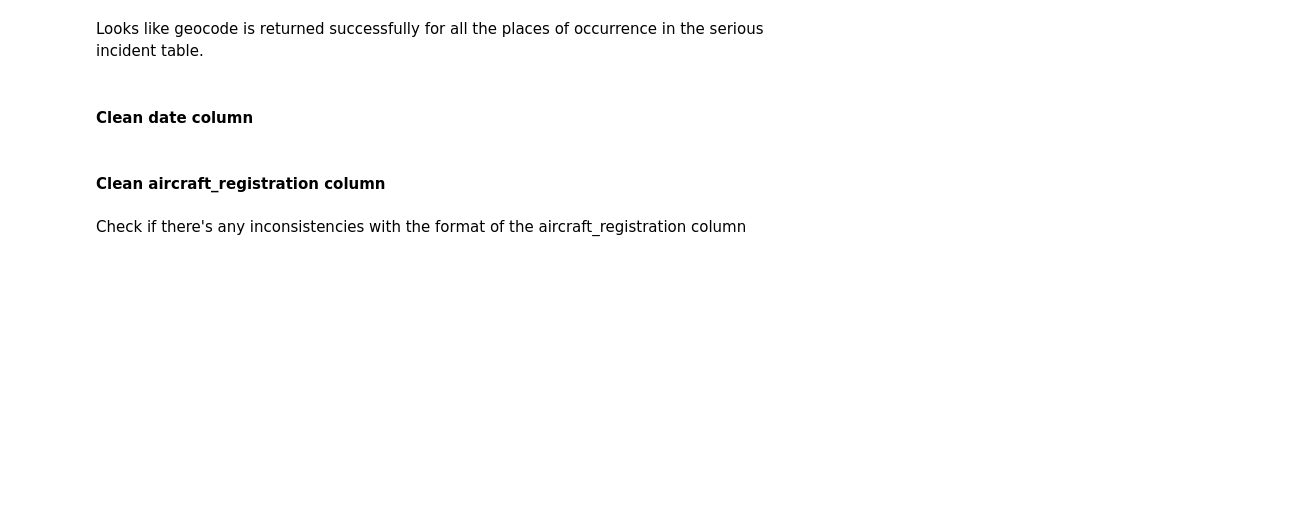
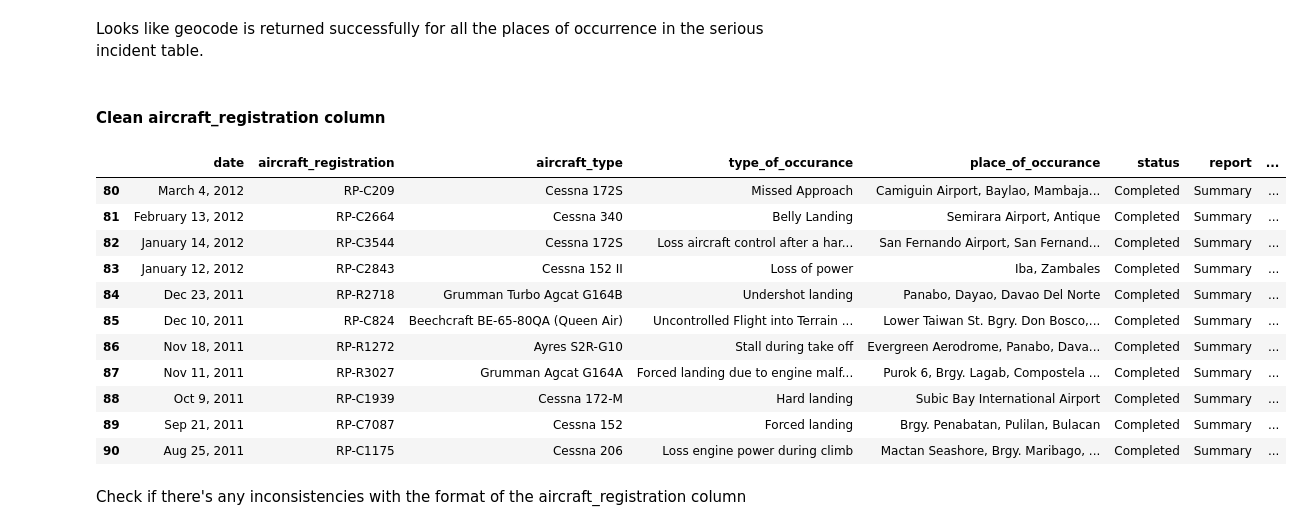
Before and after one commit to richdayandnight/aviation-ph, a Jupyter notebook: Scraping and Cleaning Aviation Accidents, Incidents, and Serious Incidents.ipynb, the cells around one changed output. Cells and saved outputs as stored; diff of their text form; code cells hidden in the pictures; blank space fills up the shorter version.

```diff
--- a/Scraping and Cleaning Aviation Accidents, Incidents, and Serious Incidents.ipynb
+++ b/Scraping and Cleaning Aviation Accidents, Incidents, and Serious Incidents.ipynb
@@ -180,4 +258,2 @@ serious_incident_df.loc[serious_incident_df.geocode.isna()]
 # %% [markdown]
 Looks like geocode is returned successfully for all the places of occurrence in the serious incident table.
-# %% [markdown]
-#### Clean date column
@@ -206,3 +266,18 @@ serious_incident_df['date'] = serious_incident_df['date'].apply(try_parsing_date
+# %%
+accident_df.loc[80:90]
+# %% [output]
+|  | date | aircraft_registration | aircraft_type | type_of_occurance | place_of_occurance | status | report | ... |
+| 80 | March 4, 2012 | RP-C209 | Cessna 172S | Missed Approach | Camiguin Airport, Baylao, Mambaja... | Completed | Summary | ... |
+| 81 | February 13, 2012 | RP-C2664 | Cessna 340 | Belly Landing | Semirara Airport, Antique | Completed | Summary | ... |
+| 82 | January 14, 2012 | RP-C3544 | Cessna 172S | Loss aircraft control after a har... | San Fernando Airport, San Fernand... | Completed | Summary | ... |
+| 83 | January 12, 2012 | RP-C2843 | Cessna 152 II | Loss of power | Iba, Zambales | Completed | Summary | ... |
+| 84 | Dec 23, 2011 | RP-R2718 | Grumman Turbo Agcat G164B | Undershot landing | Panabo, Dayao, Davao Del Norte | Completed | Summary | ... |
+| 85 | Dec 10, 2011 | RP-C824 | Beechcraft BE-65-80QA (Queen Air) | Uncontrolled Flight into Terrain ... | Lower Taiwan St. Bgry. Don Bosco,... | Completed | Summary | ... |
+| 86 | Nov 18, 2011 | RP-R1272 | Ayres S2R-G10 | Stall during take off | Evergreen Aerodrome, Panabo, Dava... | Completed | Summary | ... |
+| 87 | Nov 11, 2011 | RP-R3027 | Grumman Agcat G164A | Forced landing due to engine malf... | Purok 6, Brgy. Lagab, Compostela ... | Completed | Summary | ... |
+| 88 | Oct 9, 2011 | RP-C1939 | Cessna 172-M | Hard landing | Subic Bay International Airport | Completed | Summary | ... |
+| 89 | Sep 21, 2011 | RP-C7087 | Cessna 152 | Forced landing | Brgy. Penabatan, Pulilan, Bulacan | Completed | Summary | ... |
+| 90 | Aug 25, 2011 | RP-C1175 | Cessna 206 | Loss engine power during climb | Mactan Seashore, Brgy. Maribago, ... | Completed | Summary | ... |
 # %% [markdown]
 Check if there's any inconsistencies with the format of the aircraft_registration column
 # %%
```
Also changed, not shown: parts of 20 cells of this notebook, 3 other files.
